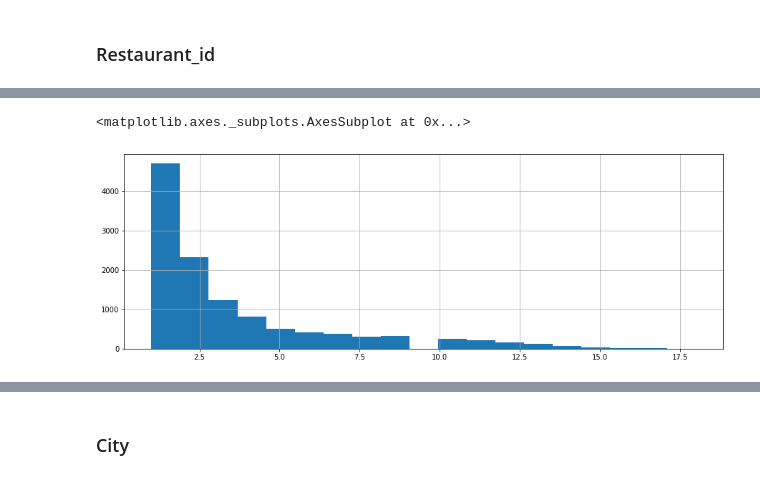
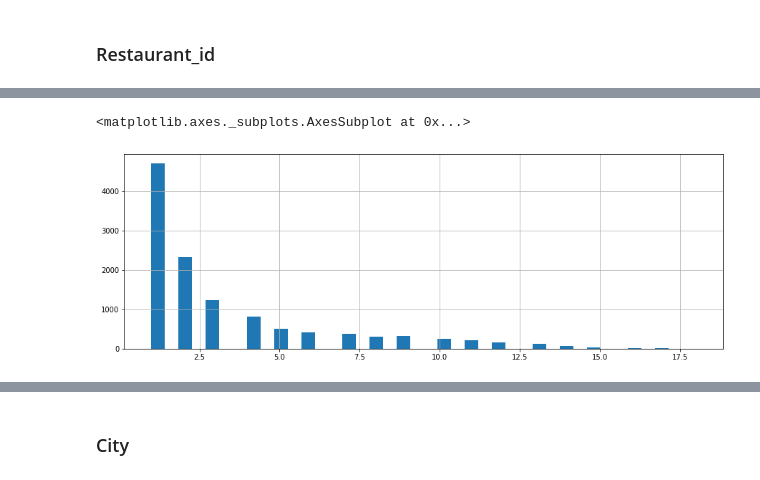
Before and after one commit to M1kaellAli/skcourse_projects, a Jupyter notebook: module_3/unit3.project3.ipynb, the cells around one changed output, grey strips where cells are left out. Cells and saved outputs as stored; diff of their text form; code cells hidden in the pictures.

```diff
--- a/module_3/unit3.project3.ipynb
+++ b/module_3/unit3.project3.ipynb
@@ -270,10 +361,10 @@ Name: Restaurant_id, Length: 11909, dtype: int64
 # как видно строк как пустых ячеек нет, странных значений тоже, кажется всё ок
 # %%
 # посмотрим как много много-ресторанных id
-df_train['Restaurant_id'].value_counts(dropna=True).hist(bins=19, figsize=(15,5))
+df_train['Restaurant_id'].value_counts(dropna=True).hist(bins=40, figsize=(15,5))
 # %% [output]
 <matplotlib.axes._subplots.AxesSubplot at 0x...>
-[figure, old version]
+[figure, new version]
 # %%
 # посмотрим что значит одинаковый 'Restaurant_id', возмем пять случайных и посмотрим на их города и кухни
 vc_sv_many = vc_sv_rest_id[vc_sv_rest_id > 2].sample(5)
```
Also changed, not shown: parts of 47 cells of this notebook.
